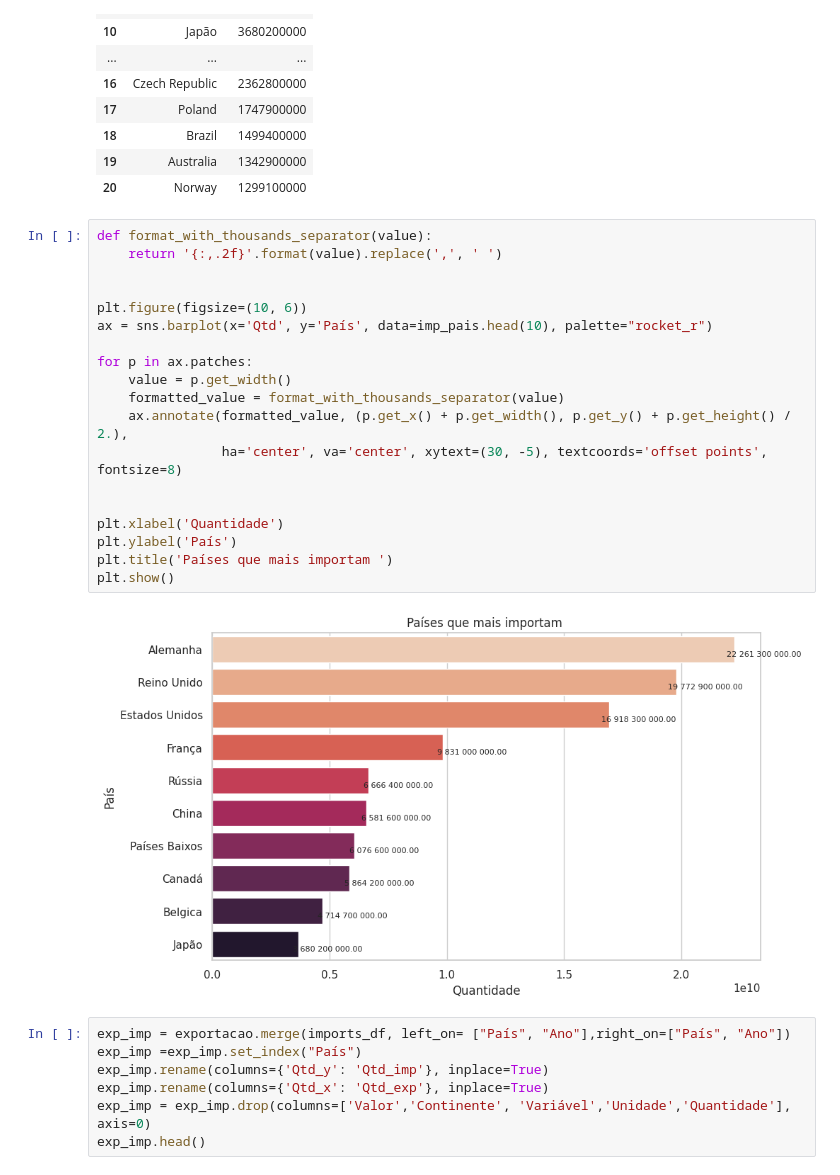
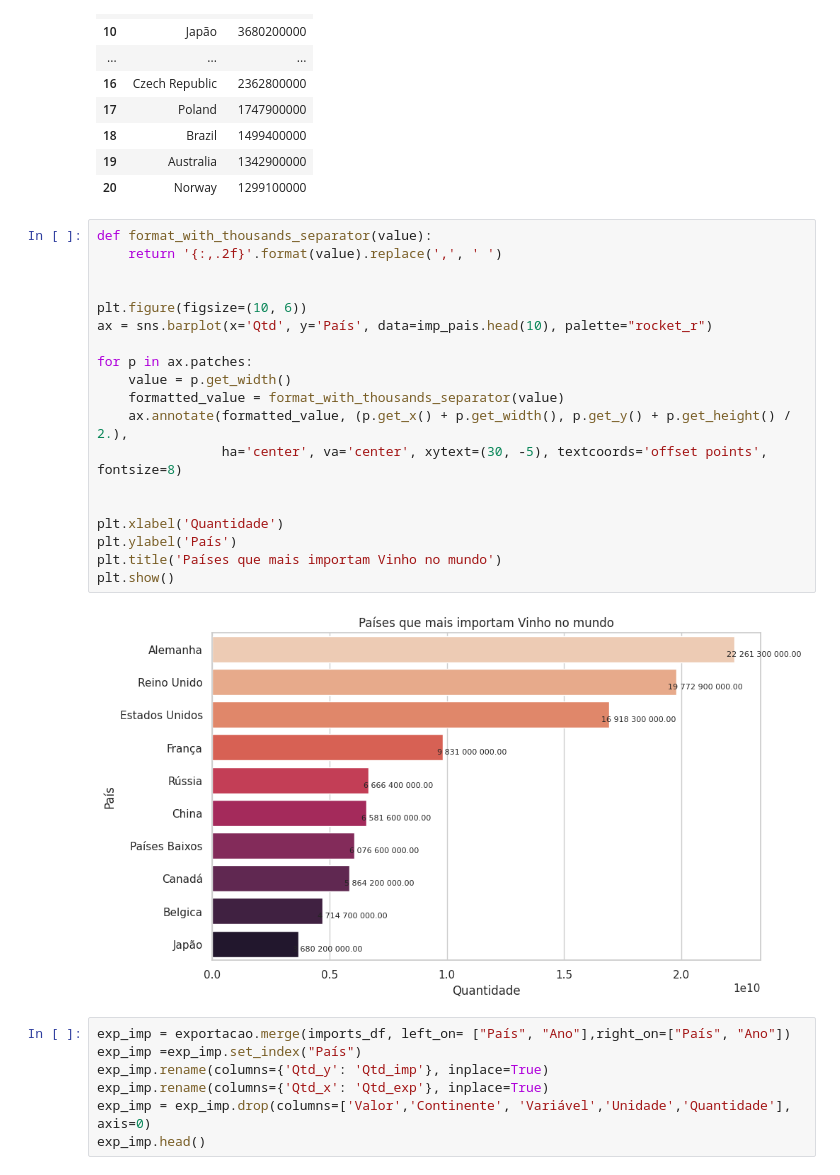
Before and after one commit to VivianeCorreia/Tech-Challenge, a Jupyter notebook: 2_challenge.ipynb, the cells around one changed output. Cells and saved outputs as stored; diff of their text form.

```diff
--- a/2_challenge.ipynb
+++ b/2_challenge.ipynb
@@ -1070,24 +1070,24 @@ imp_pais.head(20)
 # %%
 def format_with_thousands_separator(value):
     return '{:,.2f}'.format(value).replace(',', ' ')
 
 
 plt.figure(figsize=(10, 6))
 ax = sns.barplot(x='Qtd', y='País', data=imp_pais.head(10), palette="rocket_r")
 
 for p in ax.patches:
     value = p.get_width()
     formatted_value = format_with_thousands_separator(value)
     ax.annotate(formatted_value, (p.get_x() + p.get_width(), p.get_y() + p.get_height() / 2.),
                 ha='center', va='center', xytext=(30, -5), textcoords='offset points', fontsize=8)
 
 
 plt.xlabel('Quantidade')
 plt.ylabel('País')
-plt.title('Países que mais importam ')
+plt.title('Países que mais importam Vinho no mundo')
 plt.show()
 # %% [output]
-[figure, old version]
+[figure, new version]
 # %%
 exp_imp = exportacao.merge(imports_df, left_on= ["País", "Ano"],right_on=["País", "Ano"])
 exp_imp =exp_imp.set_index("País")
```
